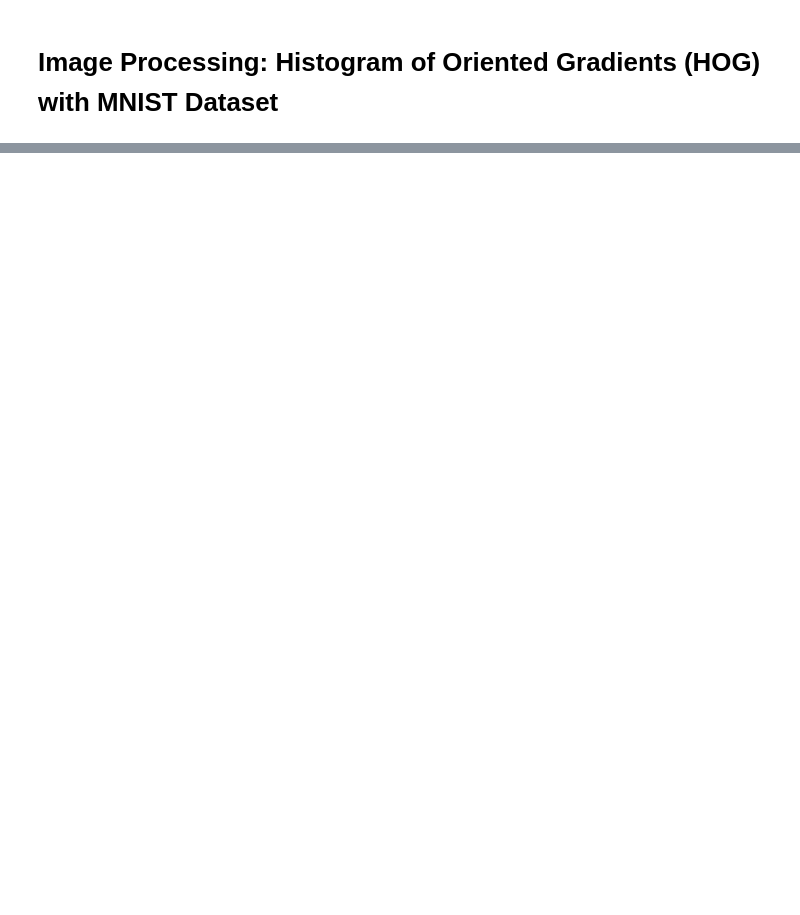
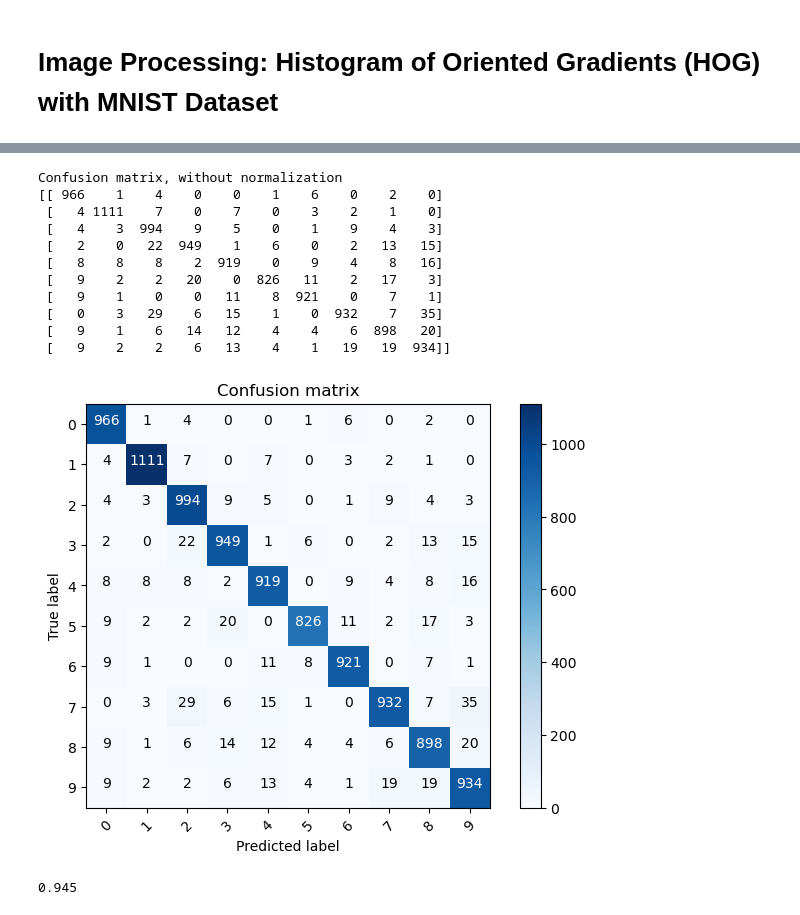
Before and after one commit to fongc123/notes, a Jupyter notebook: src/image processing/hog_mnist.ipynb, the cells around one changed output, grey strips where cells are left out. Drawn from its saved outputs; the diff is of its cells as text; code cells hidden in the pictures; blank space fills up the shorter version.

```diff
--- a/src/image processing/hog_mnist.ipynb
+++ b/src/image processing/hog_mnist.ipynb
@@ -80,0 +112,31 @@ TypeError: multilabel_margin_loss(): argument 'target' (position 2) must be Tens
+# %%
+x_test = mnist_test.data.numpy()
+y_test = mnist_test.targets.numpy()
+p_test = np.array([])
+for inputs, targets in test_loader:
+  # Forward pass
+  outputs = svm(inputs)
+  _, predictions = torch.max(outputs, 1)
+
+  # update p_test
+  p_test = np.concatenate((p_test, predictions))
+
+cm = confusion_matrix(y_test, p_test)
+plot_confusion_matrix(cm, list(range(10)))
+# %% [output]
+Confusion matrix, without normalization
+[[ 966    1    4    0    0    1    6    0    2    0]
+ [   4 1111    7    0    7    0    3    2    1    0]
+ [   4    3  994    9    5    0    1    9    4    3]
+ [   2    0   22  949    1    6    0    2   13   15]
+ [   8    8    8    2  919    0    9    4    8   16]
+ [   9    2    2   20    0  826   11    2   17    3]
+ [   9    1    0    0   11    8  921    0    7    1]
+ [   0    3   29    6   15    1    0  932    7   35]
+ [   9    1    6   14   12    4    4    6  898   20]
+ [   9    2    2    6   13    4    1   19   19  934]]
+[figure, added]
+# %%
+(y_test == p_test).sum() / 10000
+# %% [output]
+0.945
```
Also changed, not shown: parts of 6 cells of this notebook, 2 other files.
